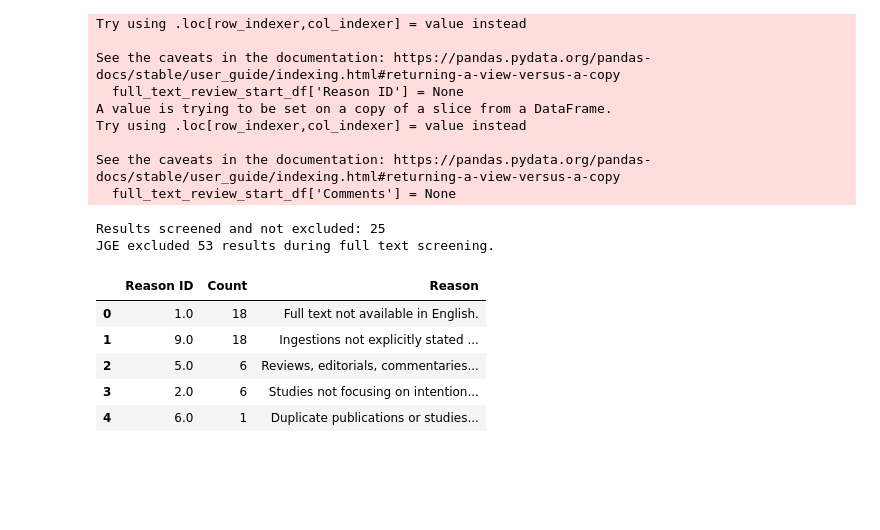
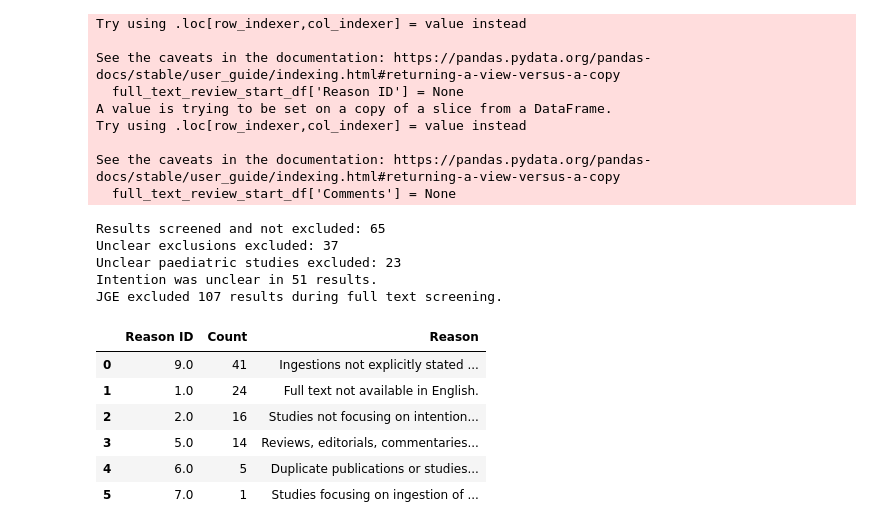
Before and after one commit to jackgedge/iifo_systematic_review, a Jupyter notebook: msc_code/notebooks/05-full_text_screen.ipynb, the cells around one changed output. Saved outputs shown, nothing was run; the diff lists cells and outputs as text; code cells hidden in the pictures; blank space fills up the shorter version.

Commit message:
Continued full text screening

```diff
--- a/msc_code/notebooks/05-full_text_screen.ipynb
+++ b/msc_code/notebooks/05-full_text_screen.ipynb
@@ -54,40 +54,59 @@ exclusion_criteria = {
 # %%
 # Reimport first author (JGE) screened results as pandas dataframe.
 import_path = os.path.join(RAW_DATA_DIR, "full_text_screen", "full_text_screen_end_jge.csv")
 jge_screened_df = pd.read_csv(import_path)
 
 # Create dataframe of results not excluded in JGE full text screening.
 jge_include = jge_screened_df[jge_screened_df['Exclude'] == False]
 
 # Count number of results not excluded (included)
 jge_include_count = len(jge_include)
 print(f"Results screened and not excluded: {jge_include_count}")
 
 # Create dataframe of results excluded in JGE full text screening.
 jge_excluded = jge_screened_df[jge_screened_df['Exclude'] == True]
 
 # Count number of exclusions
 jge_excluded_count = len(jge_excluded)
 
+# Count number of unclear results
+jge_excluded_unclear = jge_screened_df[(jge_screened_df['Exclude'] == True) & (jge_screened_df['Unclear'] == True)]
+jge_excluded_unclear_count = len(jge_excluded_unclear)
+print(f"Unclear exclusions excluded: {jge_excluded_unclear_count}")
+
+# Count number of unclear paediatric exclusion
+jge_exclude_paed_unclear = jge_screened_df[(jge_screened_df['Exclude'] == True) & (jge_screened_df['Unclear'] == True) & (jge_screened_df['Paediatric'] == True)]
+jge_exclude_paed_unclear_count = len(jge_exclude_paed_unclear)
+print(f"Unclear paediatric studies excluded: {jge_exclude_paed_unclear_count}")
+
+# Count number of results where intention is unclear
+jge_intention_unclear = jge_screened_df[jge_screened_df['Unclear'] == True]
+jge_intention_unclear_count = len(jge_intention_unclear)
+print(f"Intention was unclear in {jge_intention_unclear_count} results.")
+
 # Create dataframe documenting exclusion reasoning
 jge_excluded_reasoning = jge_excluded['Reason ID'].value_counts().rename('Count').reset_index()
 
 # Map exclusion criteria category names to exclusion criteria Reason ID numerical values.
 jge_excluded_reasoning['Reason'] = jge_excluded_reasoning['Reason ID'].map(exclusion_criteria)
 
 # Print number of results excluded.
 print(f"JGE excluded {jge_excluded_count} results during full text screening.")
 
 jge_excluded_reasoning
 # %% [output]
-Results screened and not excluded: 25
-JGE excluded 53 results during full text screening.
+Results screened and not excluded: 65
+Unclear exclusions excluded: 37
+Unclear paediatric studies excluded: 23
+Intention was unclear in 51 results.
+JGE excluded 107 results during full text screening.
 |  | Reason ID | Count | Reason |
-| 0 | 1.0 | 18 | Full text not available in English. |
-| 1 | 9.0 | 18 | Ingestions not explicitly stated ... |
-| 2 | 5.0 | 6 | Reviews, editorials, commentaries... |
-| 3 | 2.0 | 6 | Studies not focusing on intention... |
-| 4 | 6.0 | 1 | Duplicate publications or studies... |
+| 0 | 9.0 | 41 | Ingestions not explicitly stated ... |
+| 1 | 1.0 | 24 | Full text not available in English. |
+| 2 | 2.0 | 16 | Studies not focusing on intention... |
+| 3 | 5.0 | 14 | Reviews, editorials, commentaries... |
+| 4 | 6.0 | 5 | Duplicate publications or studies... |
+| 5 | 7.0 | 1 | Studies focusing on ingestion of ... |
 # %%
 # Plot horizontal bar chart
 plt.barh(y=jge_excluded_reasoning['Reason'],
```
Also changed, not shown: parts of 1 cell of this notebook, 2 other files.
